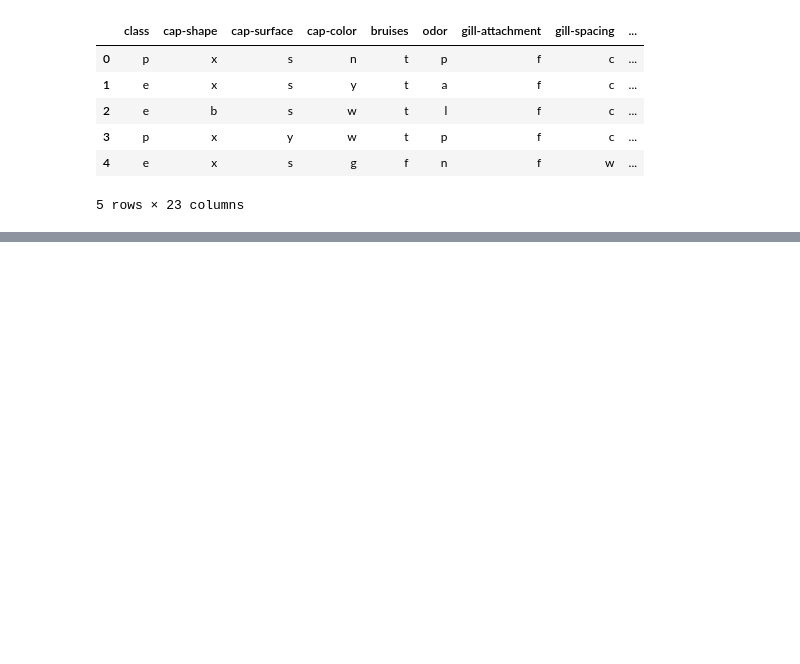
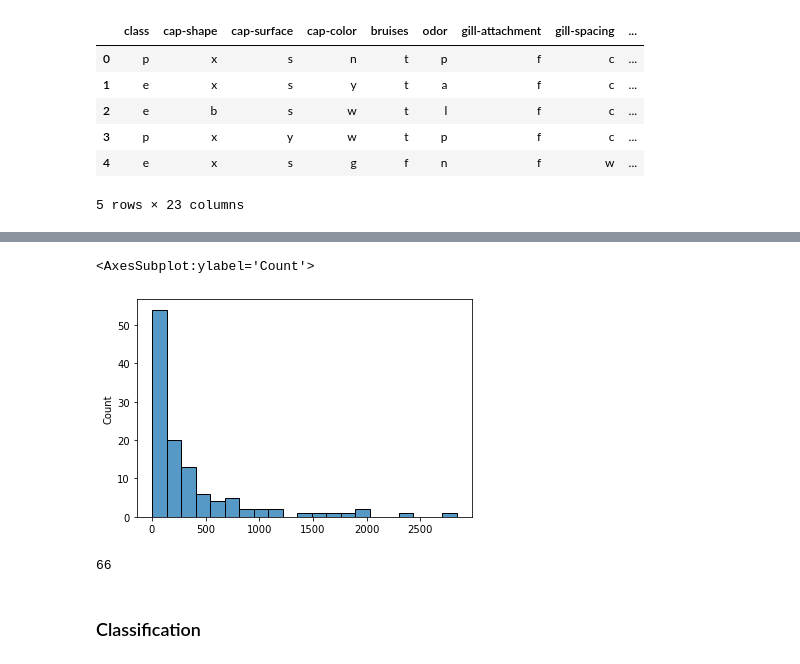
Before and after one commit to RaulRPrado/Mushroom-Kaggle, a Jupyter notebook: DataExploration.ipynb, the cells around one changed output, grey strips where cells are left out. Saved outputs shown, nothing was run; the diff lists cells and outputs as text; code cells hidden in the pictures; blank space fills up the shorter version.

```diff
--- a/DataExploration.ipynb
+++ b/DataExploration.ipynb
@@ -36,0 +72,4 @@ Name: cap-shape, dtype: int64
+# %%
+encoder = ce.OneHotEncoder(drop_invariant=True).fit(data[FEATURES])
+# %%
+data_encoded = encoder.transform(data[FEATURES])
@@ -36,0 +85,17 @@ Name: cap-shape, dtype: int64
+# %%
+chi2, pvalues = chi2(X=data_encoded, y=data['target'])
+# %%
+sns.histplot([c for c in chi2 if c < 5000])
+# %% [output]
+<AxesSubplot:ylabel='Count'>
+[figure, added]
+# %%
+selected_features = list()
+for c2, feat in zip(chi2, data_encoded.columns):
+    if c2 > 100:
+        selected_features.append(feat)
+print(len(selected_features))
+# %% [output]
+66
+# %% [markdown]
+### Classification
```
Also changed, not shown: parts of 29 cells of this notebook, 1 other file.
